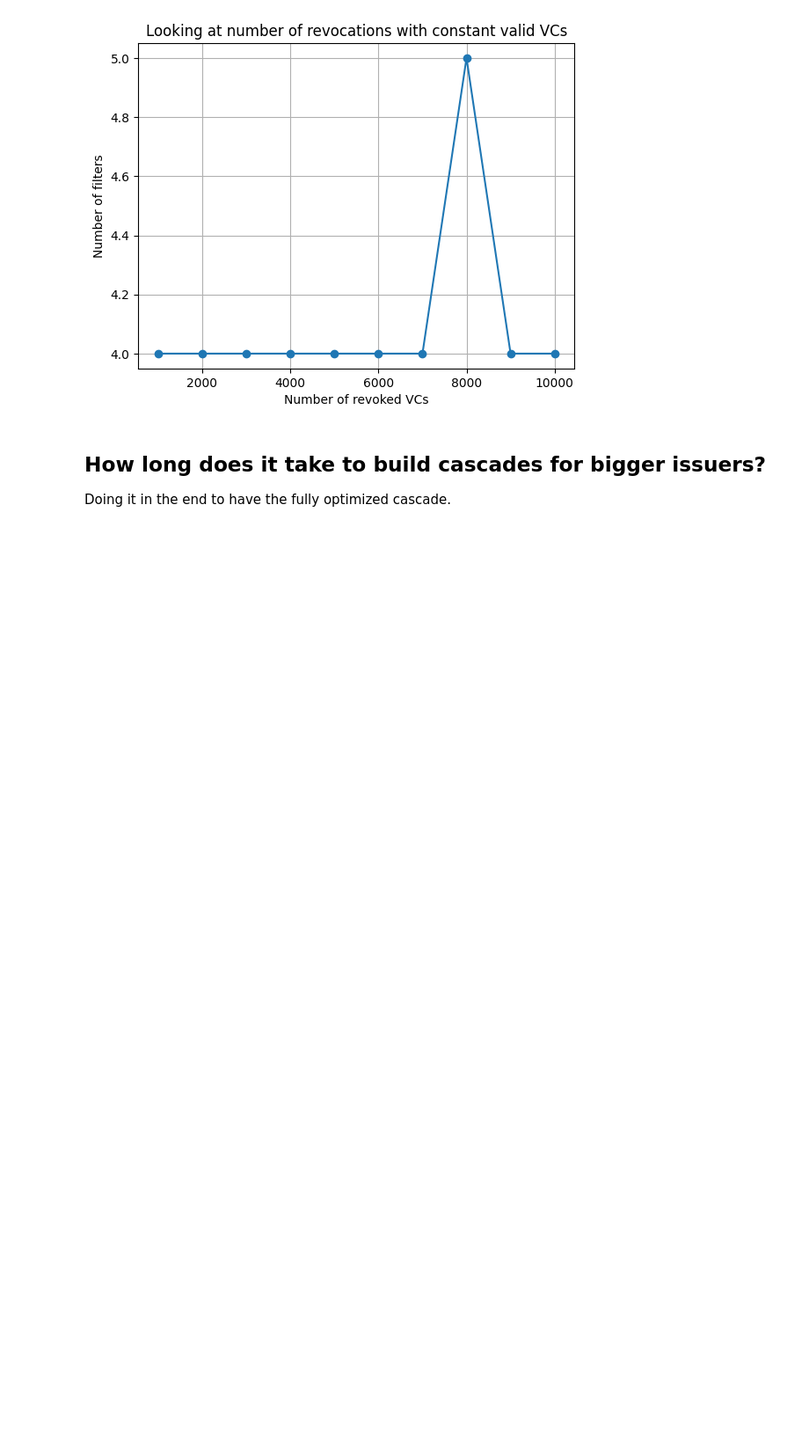
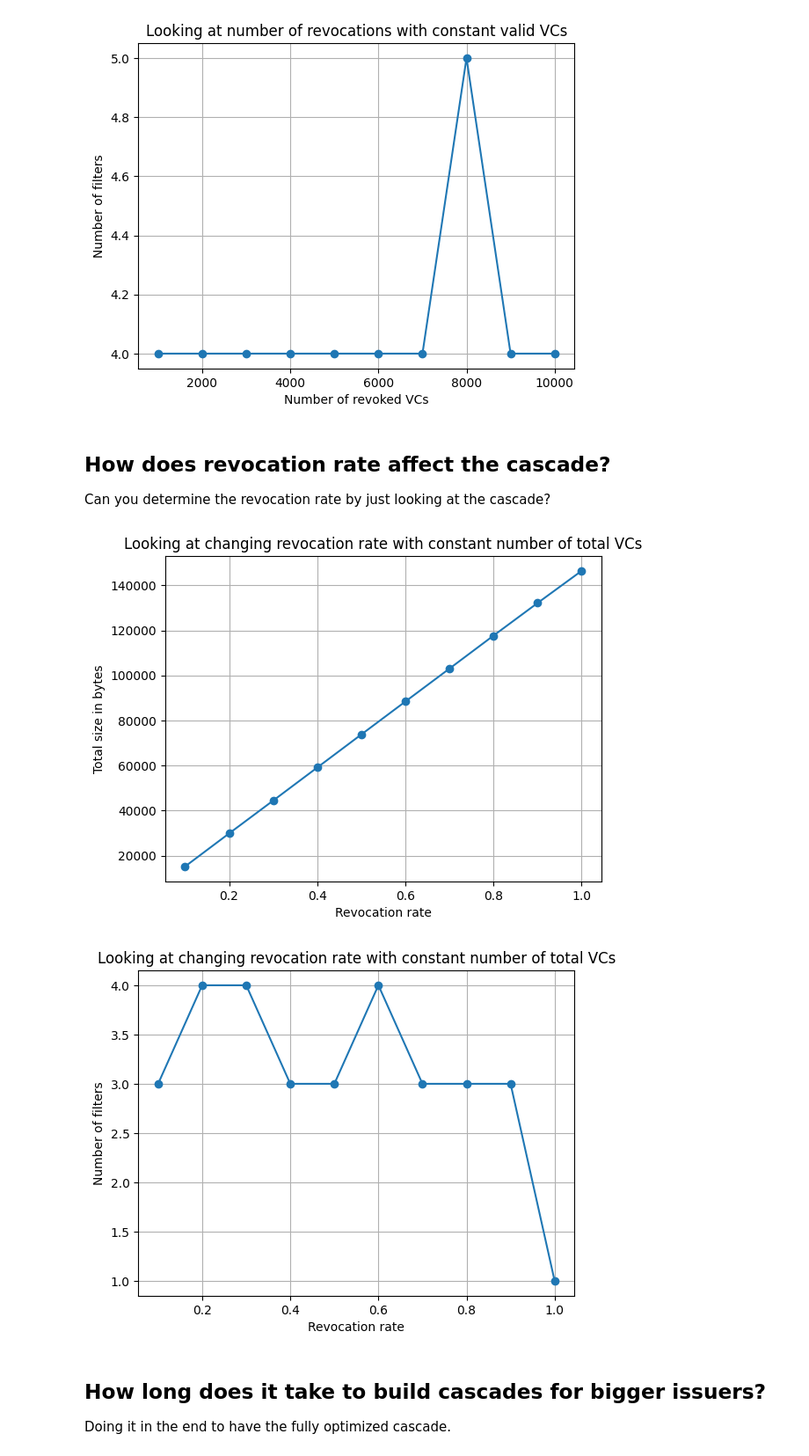
Before and after one commit to flhps/crset-empirical-experiments, a Jupyter notebook: amqStatusList.ipynb, the cells around one changed output. Shown: that part at 88% size. Saved outputs shown, nothing was run; the diff lists cells and outputs as text; code cells hidden in the pictures; blank space fills up the shorter version.

Commit message:
Testing varying revocation rate

```diff
--- a/amqStatusList.ipynb
+++ b/amqStatusList.ipynb
@@ -231,6 +231,33 @@ test_increasing_inclusions(1_000, 10_000, 1_000)
 # %% [output]
 [figure]
 [figure]
+# %% [markdown]
+## How does revocation rate affect the cascade?
+Can you determine the revocation rate by just looking at the cascade?
+# %%
+def test_revocation_rates(start, end, step):
+    rate = start
+    n = 100_000
+    rates = []
+    byte_sizes = []
+    depths = []
+
+    while rate <= end:
+        num_included = math.floor(rate*n)
+        num_excluded = math.floor((1.0-rate)*n)
+        result = take_measurement(num_included, num_excluded)
+        rates.append(rate)
+        byte_sizes.append(result["data_size"])
+        depths.append(result["depth"])
+        rate = rate + step
+    plot_data(rates, [byte_sizes], [], "Revocation rate", "Total size in bytes", "Looking at changing revocation rate with constant number of total VCs")
+    plot_data(rates, [depths], [], "Revocation rate", "Number of filters", "Looking at changing revocation rate with constant number of total VCs")
+
+
+test_revocation_rates(0.1, 1.0, 0.1)
+# %% [output]
+[figure, added]
+[figure, added]
 # %% [markdown]
 ## How long does it take to build cascades for bigger issuers?
 Doing it in the end to have the fully optimized cascade.
```
